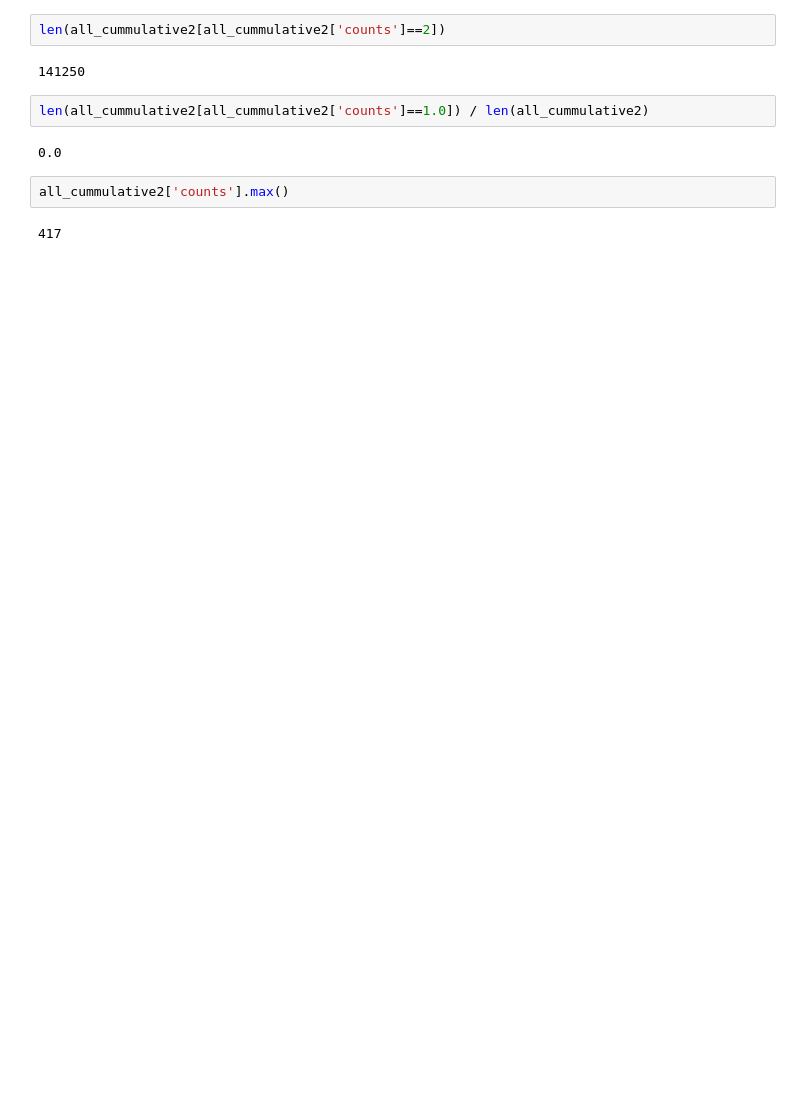
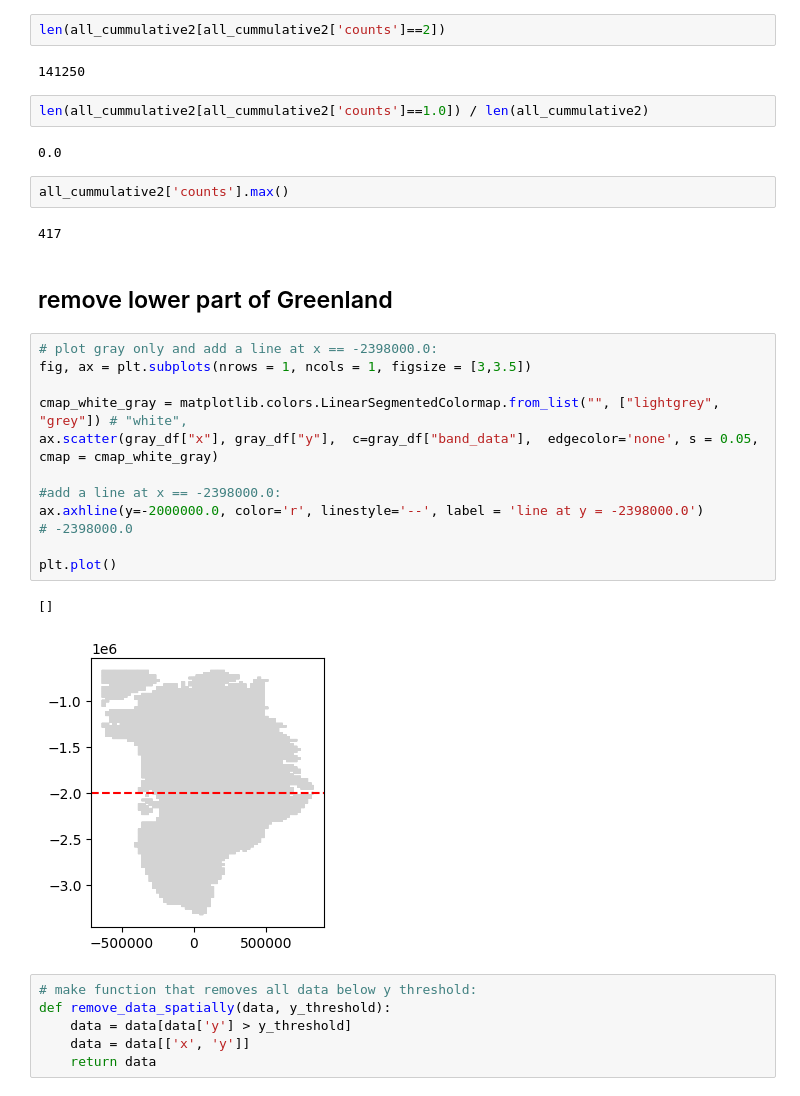
Before and after one commit to linaskerath/RP_Greenland, a Jupyter notebook: Scripts/07_2_find_non_melt_area copy.ipynb, the cells around one changed output. Cells and saved outputs as stored; diff of their text form; blank space fills up the shorter version.

Commit message:
remove_data_spatially

```diff
--- a/Scripts/07_2_find_non_melt_area copy.ipynb
+++ b/Scripts/07_2_find_non_melt_area copy.ipynb
@@ -360,3 +360,26 @@ len(all_cummulative2[all_cummulative2['counts']==1.0]) / len(all_cummulative2)
 all_cummulative2['counts'].max()
 # %% [output]
 417
+# %% [markdown]
+## remove lower part of Greenland
+# %%
+# plot gray only and add a line at x == -2398000.0:
+fig, ax = plt.subplots(nrows = 1, ncols = 1, figsize = [3,3.5])
+
+cmap_white_gray = matplotlib.colors.LinearSegmentedColormap.from_list("", ["lightgrey", "grey"]) # "white",
+ax.scatter(gray_df["x"], gray_df["y"],  c=gray_df["band_data"],  edgecolor='none', s = 0.05, cmap = cmap_white_gray)
+
+#add a line at x == -2398000.0:
+ax.axhline(y=-2000000.0, color='r', linestyle='--', label = 'line at y = -2398000.0')
+# -2398000.0
+
+plt.plot()
+# %% [output]
+[]
+[figure, added]
+# %%
+# make function that removes all data below y threshold:
+def remove_data_spatially(data, y_threshold):
+    data = data[data['y'] > y_threshold]
+    data = data[['x', 'y']]
+    return data
```
Also changed, not shown: 1 other file.
